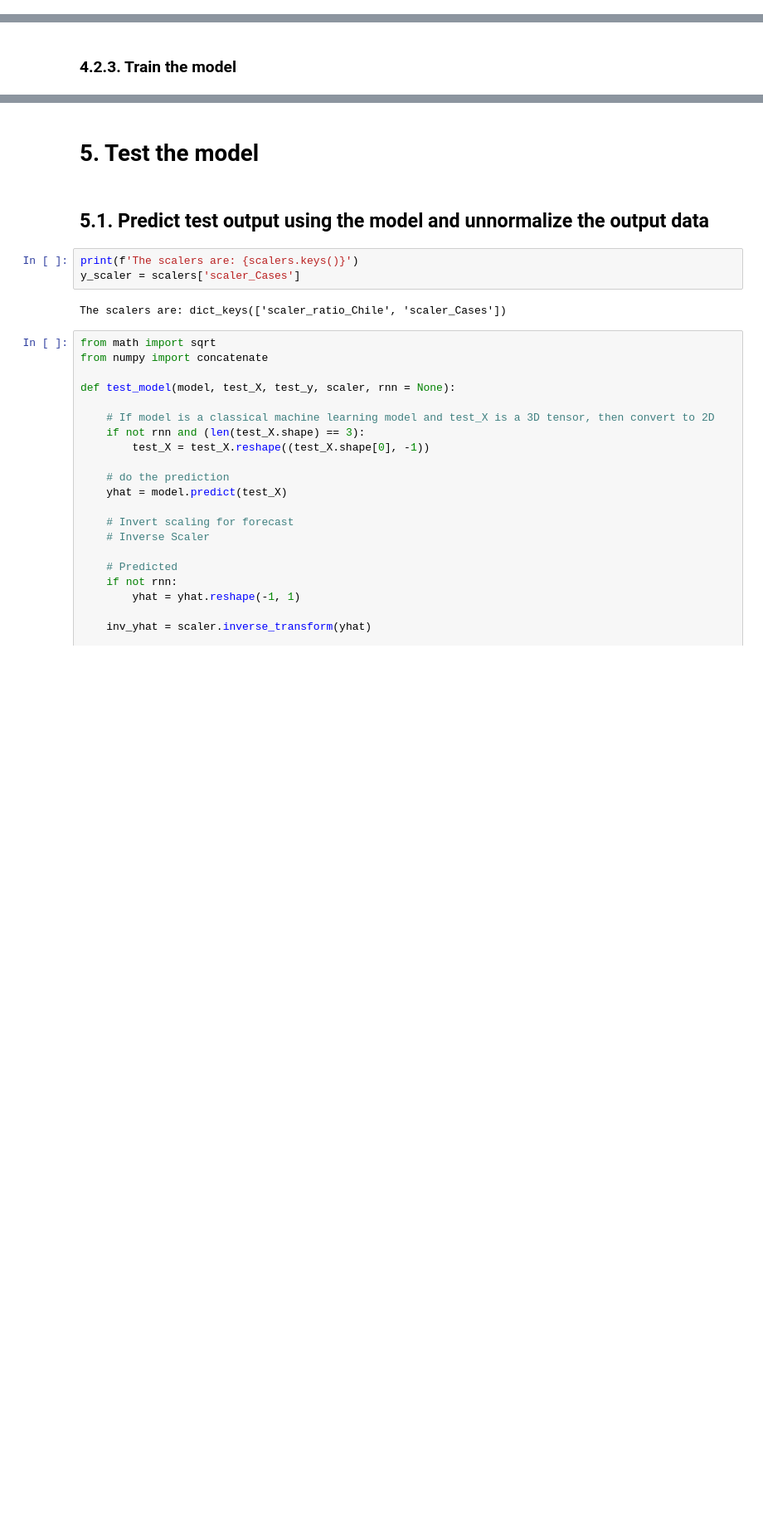
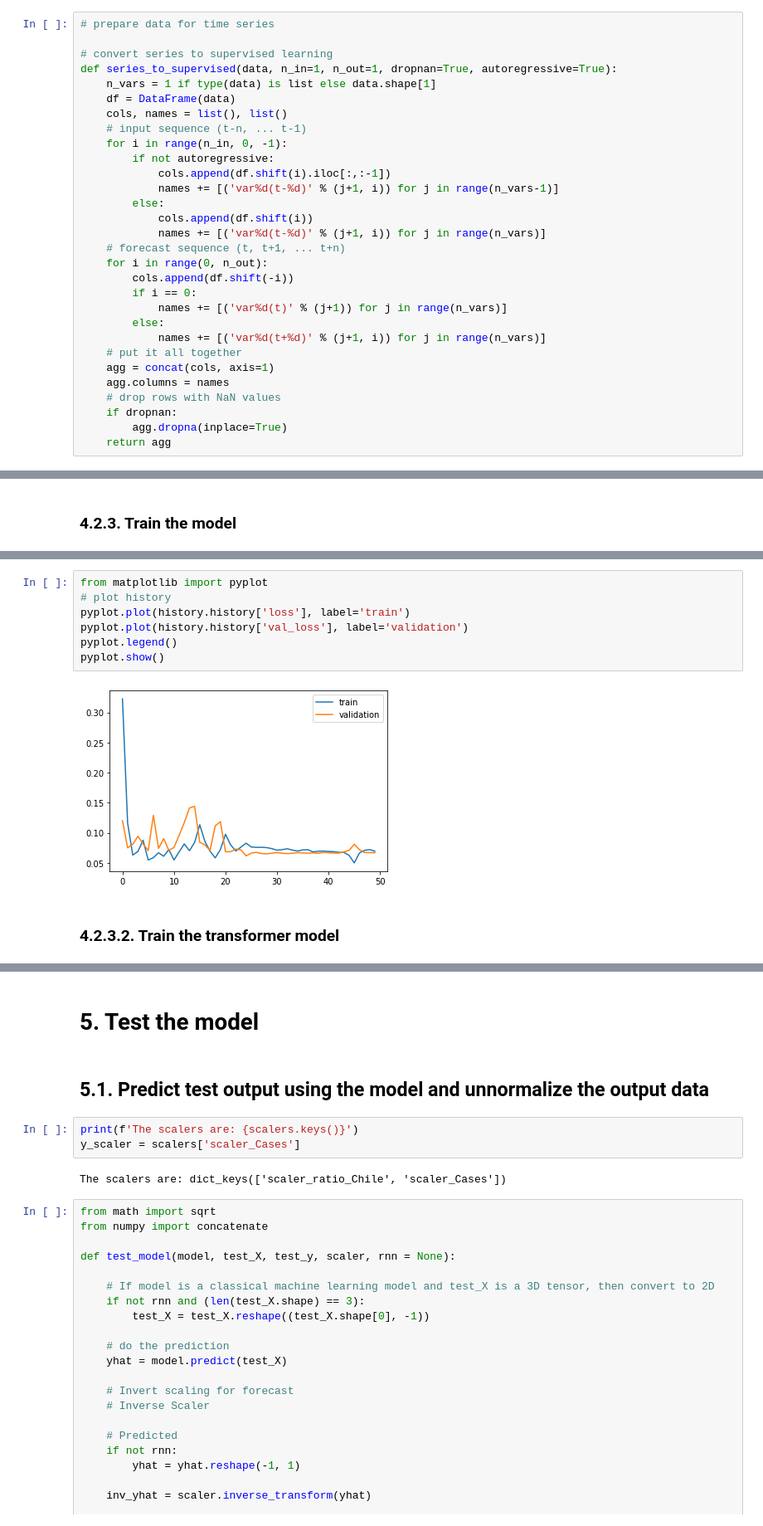
Before and after one commit to MITCriticalData-Colombia/Covid_Media_Cloud, a Jupyter notebook: introductory_training(regression).ipynb, the cells around one changed output, grey strips where cells are left out. Shown at 83% size. Saved outputs shown, nothing was run; the diff lists cells and outputs as text; blank space fills up the shorter version.

Commit message:
adding transformer

```diff
--- a/introductory_training(regression).ipynb
+++ b/introductory_training(regression).ipynb
@@ -727,3 +703,33 @@ def series_to_supervised(data, n_in=1, n_out=1, dropnan=True):
+# %%
+# prepare data for time series
+
+# convert series to supervised learning
+def series_to_supervised(data, n_in=1, n_out=1, dropnan=True, autoregressive=True):
+    n_vars = 1 if type(data) is list else data.shape[1]
+    df = DataFrame(data)
+    cols, names = list(), list()
+    # input sequence (t-n, ... t-1)
+    for i in range(n_in, 0, -1):
+        if not autoregressive:
+            cols.append(df.shift(i).iloc[:,:-1])
+            names += [('var%d(t-%d)' % (j+1, i)) for j in range(n_vars-1)]
+        else:
+            cols.append(df.shift(i))
+            names += [('var%d(t-%d)' % (j+1, i)) for j in range(n_vars)]
+    # forecast sequence (t, t+1, ... t+n)
+    for i in range(0, n_out):
+        cols.append(df.shift(-i))
+        if i == 0:
+            names += [('var%d(t)' % (j+1)) for j in range(n_vars)]
+        else:
+            names += [('var%d(t+%d)' % (j+1, i)) for j in range(n_vars)]
+    # put it all together
+    agg = concat(cols, axis=1)
+    agg.columns = names
+    # drop rows with NaN values
+    if dropnan:
+        agg.dropna(inplace=True)
+    return agg
 # %%
 # length of window
 days = 7
@@ -950,0 +1012,11 @@ Epoch 50/50
+# %%
+from matplotlib import pyplot
+# plot history
+pyplot.plot(history.history['loss'], label='train')
+pyplot.plot(history.history['val_loss'], label='validation')
+pyplot.legend()
+pyplot.show()
+# %% [output]
+[figure, added]
+# %% [markdown]
+### 4.2.3.2. Train the transformer model
```
Also changed, not shown: parts of 33 cells of this notebook.
